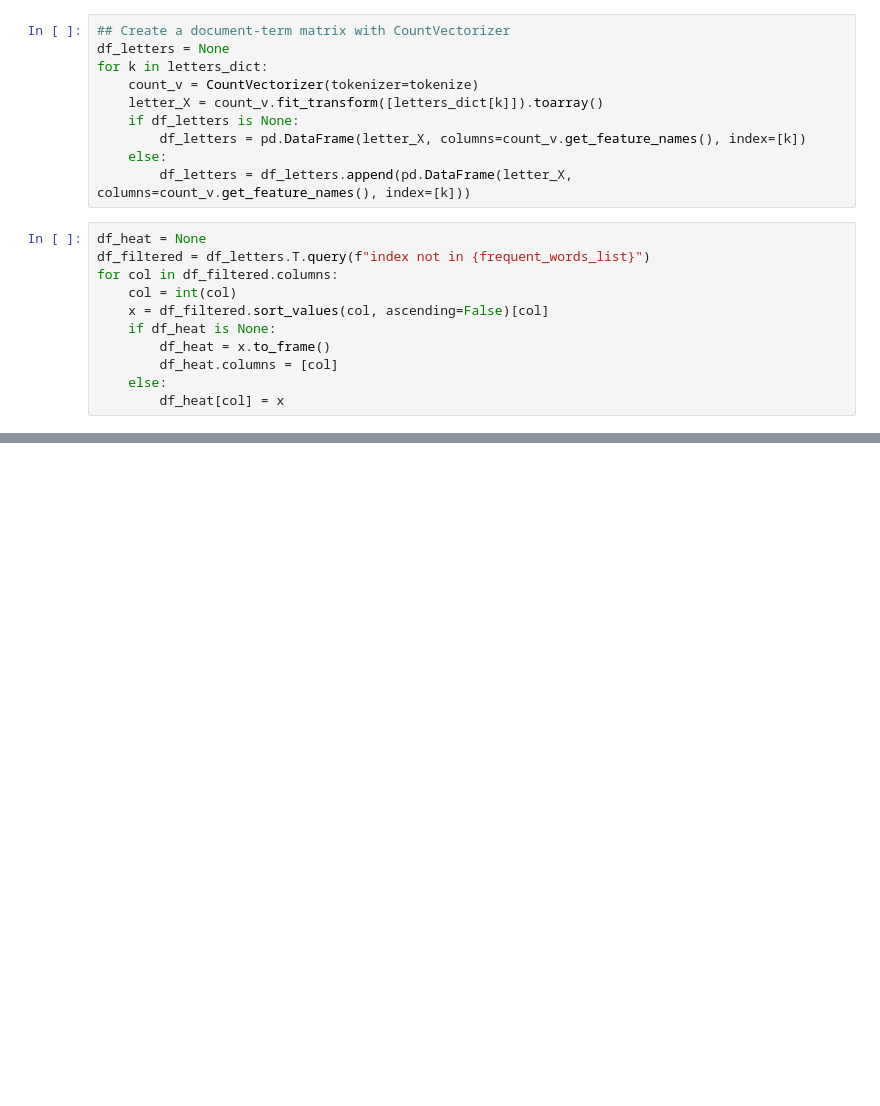
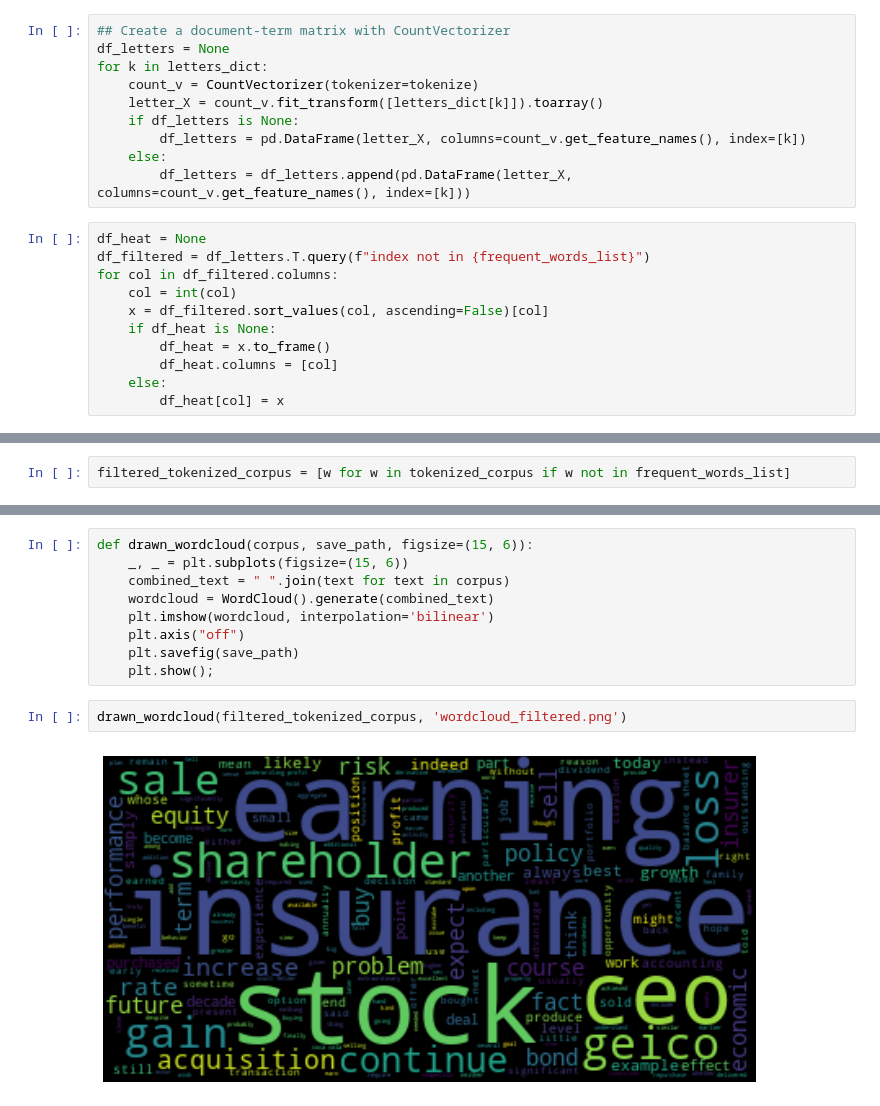
Before and after one commit to jairNeto/warren_buffet_letters, a Jupyter notebook: warren_buffet.ipynb, the cells around one changed output, grey strips where cells are left out. Cells and saved outputs as stored; diff of their text form; blank space fills up the shorter version.

```diff
--- a/warren_buffet.ipynb
+++ b/warren_buffet.ipynb
@@ -279,0 +300,2 @@ Text(0.5, 33.0, 'Fiscal Period')
+# %%
+filtered_tokenized_corpus = [w for w in tokenized_corpus if w not in frequent_words_list]
@@ -279,0 +356,13 @@ Text(0.5, 33.0, 'Fiscal Period')
+# %%
+def drawn_wordcloud(corpus, save_path, figsize=(15, 6)):
+    _, _ = plt.subplots(figsize=(15, 6))
+    combined_text = " ".join(text for text in corpus)
+    wordcloud = WordCloud().generate(combined_text)
+    plt.imshow(wordcloud, interpolation='bilinear')
+    plt.axis("off")
+    plt.savefig(save_path)
+    plt.show();
+# %%
+drawn_wordcloud(filtered_tokenized_corpus, 'wordcloud_filtered.png')
+# %% [output]
+[figure, added]
```
Also changed, not shown: parts of 34 cells of this notebook, 1 other file.
